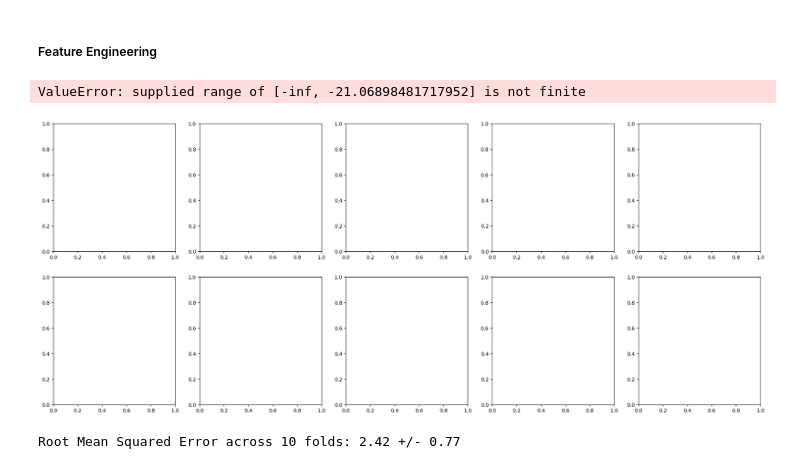
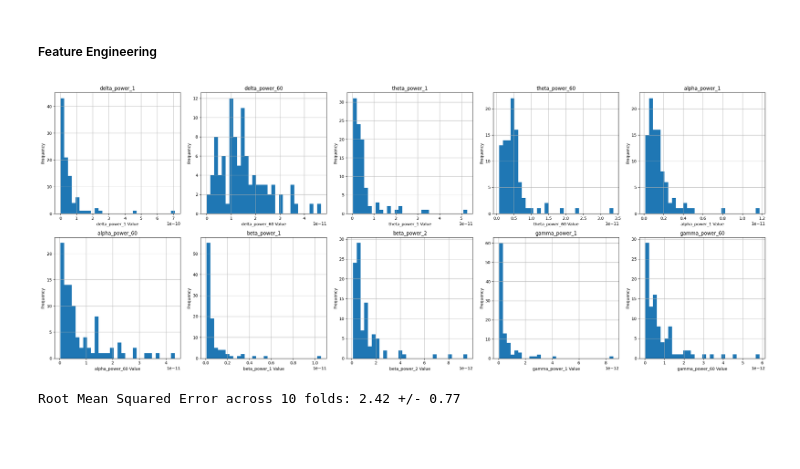
Before and after one commit to yangwestyyy21/sleepdeprivation_COGS138, a Jupyter notebook: sleepdeprivation_COGS138/read_eeg_data.ipynb, the cells around one changed output. Drawn from its saved outputs; the diff is of its cells as text; code cells hidden in the pictures; blank space fills up the shorter version.

```diff
--- a/sleepdeprivation_COGS138/read_eeg_data.ipynb
+++ b/sleepdeprivation_COGS138/read_eeg_data.ipynb
@@ -470,25 +470,24 @@ Root Mean Squared Error across 10 folds: 2.32 +/- 0.74
 # %%
 example_cols = ['delta_power_1', 'delta_power_60', 'theta_power_1', 'theta_power_60',
                  'alpha_power_1', 'alpha_power_60', 'beta_power_1', 'beta_power_2',
                  'gamma_power_1', 'gamma_power_60']
 
 fig, axes = plt.subplots(nrows=2, ncols=5, figsize=(25, 10))
 axes = axes.flatten()
 
 for i, ax in enumerate(axes):
     if i < len(example_cols):
-        np.log(feature_df[example_cols[i]]).hist(bins=30, ax=ax)
+        feature_df[example_cols[i]].hist(bins=30, ax=ax)
         ax.set_title(f'{example_cols[i]}')
         ax.set_xlabel(f'{example_cols[i]} Value')
         ax.set_ylabel('Frequency')
     else:
         ax.axis('off')
 
 plt.tight_layout()
 plt.show()
 # %% [output]
-ValueError: supplied range of [-inf, -21.06898481717952] is not finite
-[figure, old version]
+[figure, new version]
 # %%
 X = feature_df.drop(columns=['participant_id', 'SessionOrder', 'Condition', 'PSQI_GlobalScore'])
 y = feature_df['PSQI_GlobalScore']
```
Also changed, not shown: parts of 3 cells of this notebook, 1 other file.
